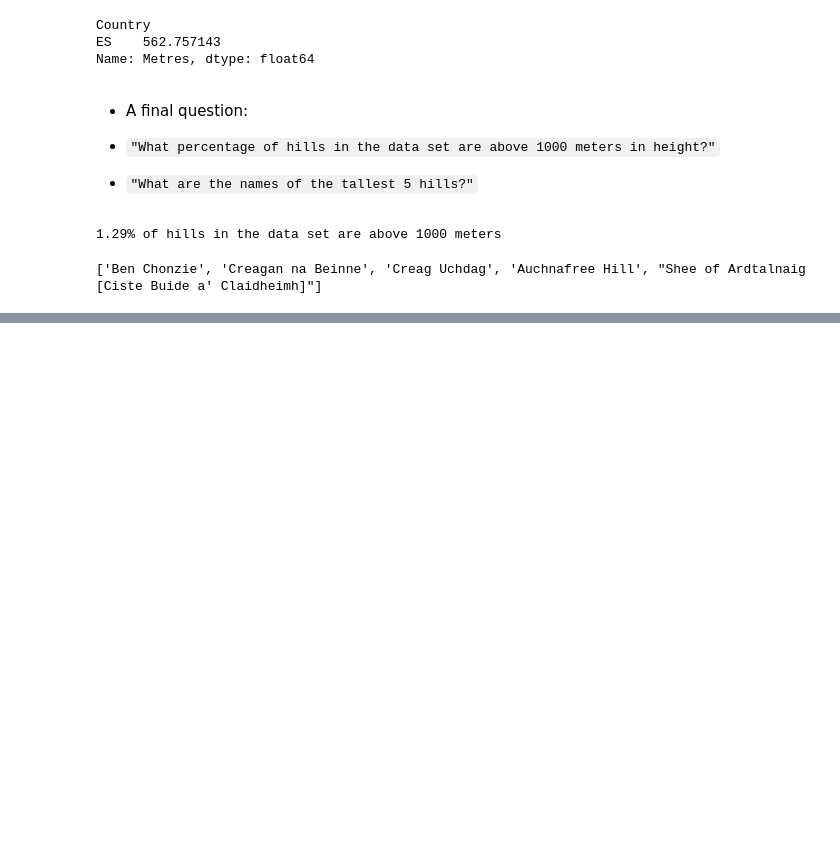
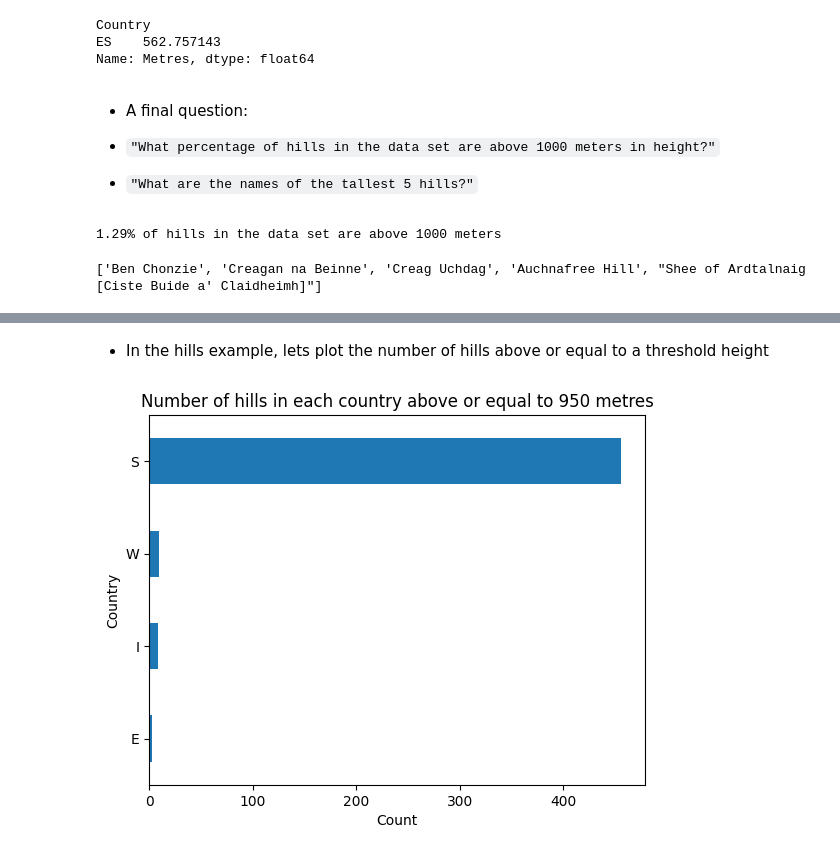
Before and after one commit to simonkirbysimonkirby/python-data-analysis-notebooks, a Jupyter notebook: src/data-analysis-task-solutions.ipynb, the cells around one changed output, grey strips where cells are left out. Saved outputs shown, nothing was run; the diff lists cells and outputs as text; code cells hidden in the pictures; blank space fills up the shorter version.

```diff
--- a/src/data-analysis-task-solutions.ipynb
+++ b/src/data-analysis-task-solutions.ipynb
@@ -396,0 +419,9 @@ tall_hills_rows.nlargest(5, "Metres")
+# %% [markdown]
+* In the hills example, lets plot the number of hills above or equal to a threshold height
+# %%
+threshold_height = 950
+title = f"Number of hills in each country above or equal to {threshold_height} metres"
+
+df.loc[df["Metres"] >= threshold_height].groupby("Country").size().sort_values().plot.barh(title=title, xlabel="Count");
+# %% [output]
+[figure, added]
```
Also changed, not shown: parts of 10 cells of this notebook, 2 other files.
